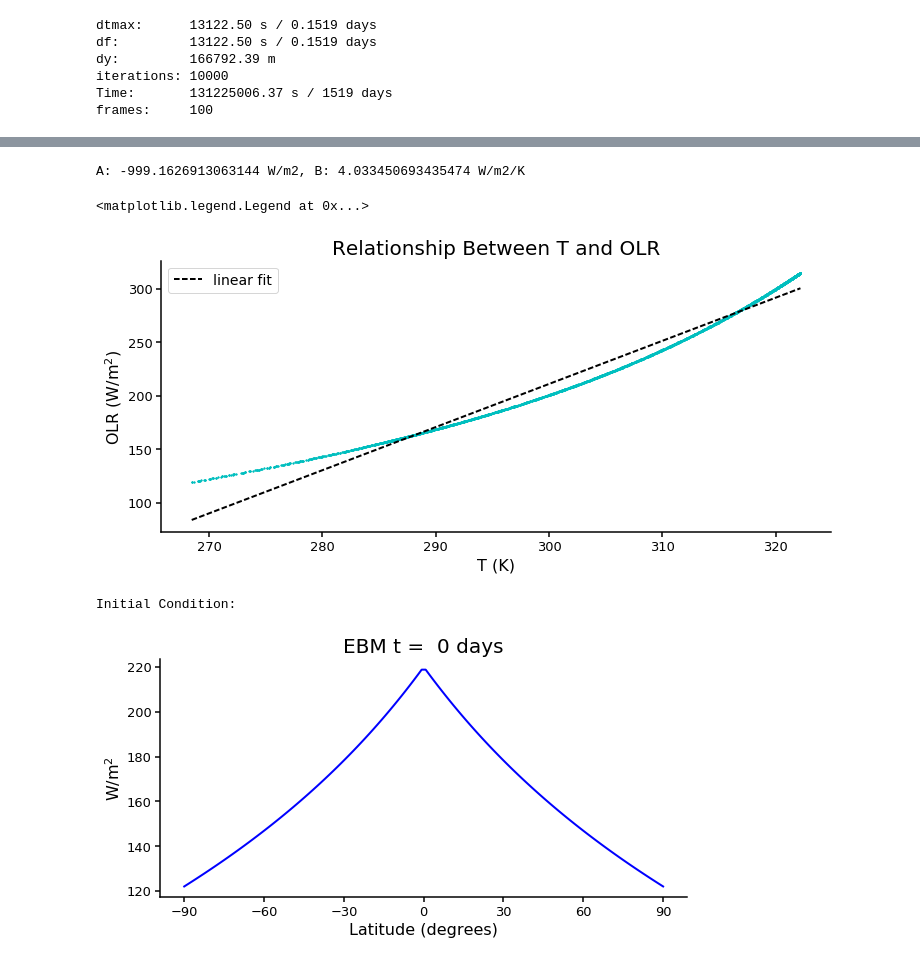
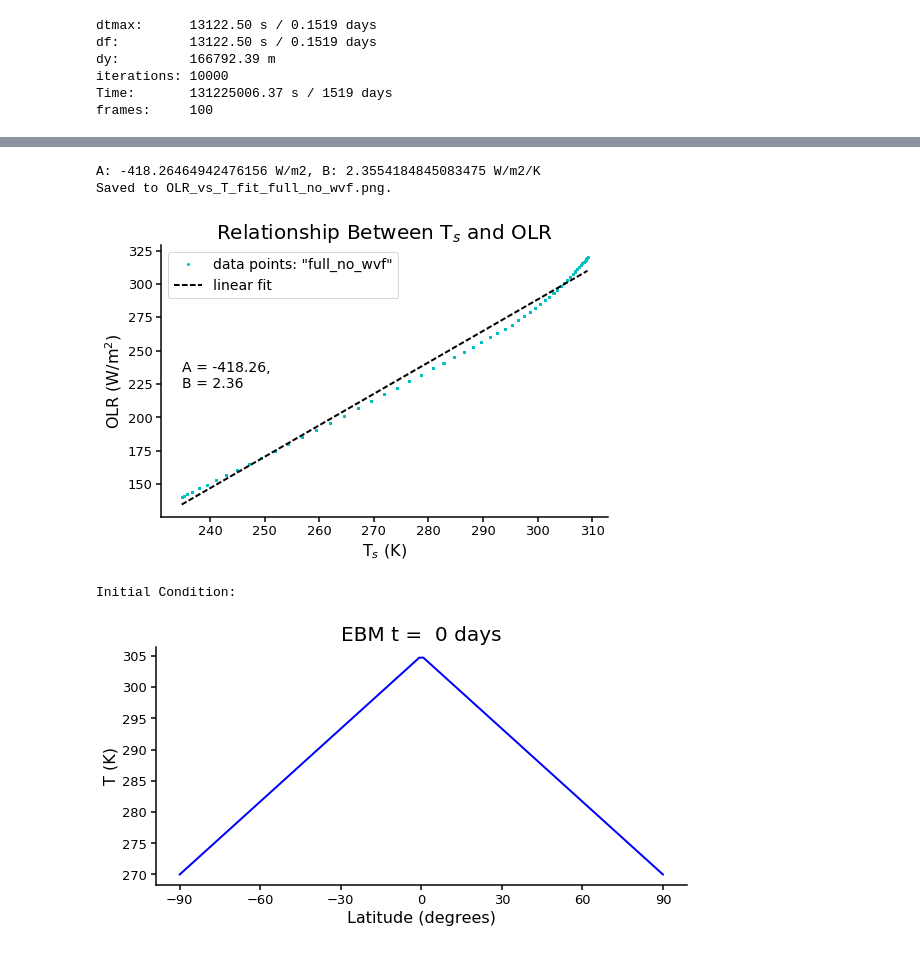
Before and after one commit to fagan2888/EBM, a Jupyter notebook: DiffusiveEBM.ipynb, the cells around one changed output, grey strips where cells are left out. Cells and saved outputs as stored; diff of their text form; code cells hidden in the pictures.

```diff
--- a/DiffusiveEBM.ipynb
+++ b/DiffusiveEBM.ipynb
@@ -493,6 +501,7 @@ if insolation_type == 'perturbed':
     print("    lat0 = {:.0f}, M = {:.0f}, sigma = {:.2f}".format(lat0, M, sigma))
 print("Initial Temp Dist: {}".format(init_condition))
 print("Albedo Feedback:   {}".format(albedo_feedback))
+print("OLR Scheme:        {}".format(olr_type))
 print("Numerical Method:  {}".format(numerical_method))
 
 T_array = np.zeros((frames, len(lats)))
@@ -509,7 +518,7 @@ iter_count = 0
 frame_count = 0
 error = -1
 while iter_count < max_iters:
-    if iter_count % 1000 == 0:
+    if iter_count % 250 == 0:
         print('{}/{:.0f} iterations. Last error: {:.5f}'.format(iter_count, max_iters, error))
     if iter_count % Nplot == 0:
         T_array[frame_count, :] = T
@@ -523,6 +532,7 @@ while iter_count < max_iters:
             E_array = E_array[:frame_count, :]
             alb_array = alb_array[:frame_count, :]
             L_array = L_array[:frame_count, :]
+            print('{}/{:.0f} iterations. Last error: {:.5f}'.format(iter_count, max_iters, error))
             print('Equilibrium reached in {} iterations ({:.1f} days).'.format(iter_count, iter_count*dt/60/60/24))
             break
         else:
@@ -634,53 +660,60 @@ print('(SW - LW) at EFE: {} W/m^2'.format(SW_f[max_index] - LW_f[max_index]))
 ################################################################################
 ### SHOW LW vs. T
 ################################################################################
-f, ax = plt.subplots(1, figsize=(12, 5))
+f, ax = plt.subplots(1, figsize=(8, 5))
+ax.set_title("Relationship Between T$_s$ and OLR")
+ax.set_xlabel("T$_s$ (K)")
+ax.set_ylabel("OLR (W/m$^2$)")
 
 def f(t, a, b):
     return a + b*t
 
 x_data = T_array.flatten()
 y_data = L_array.flatten()
 
 popt, pcov = curve_fit(f, x_data, y_data)
 print('A: {} W/m2, B: {} W/m2/K'.format(popt[0], popt[1]))
 
 xvals = np.linspace(np.min(x_data), np.max(x_data), 1000)
+yvals = f(xvals, *popt)
 
-ax.plot(x_data, y_data, 'co', ms=1)
+ax.plot(x_data, y_data, 'co', ms=2, label='data points: "{}"'.format(olr_type))
 ax.plot(xvals, f(xvals, *popt), 'k--', label='linear fit')
+ax.text(np.min(xvals), np.mean(yvals), s='A = {:.2f},\nB = {:.2f}'.format(popt[0], popt[1]), size=14)
+ax.legend()
 
-ax.set_title("Relationship Between T and OLR")
-ax.set_xlabel("T (K)")
-ax.set_ylabel("OLR (W/m$^2$)")
-ax.legend()
+fname = 'OLR_vs_T_fit_{}.png'.format(olr_type)
+plt.savefig(fname, dpi=120)
+print('Saved to {}.'.format(fname))
 
 # Linear OLR: It works!
 # A: -281.6700000000001 W/m2, B: 1.8000000000000003 W/m2/K
 
-# Gray OLR:
-# A: -653.2419180086366 W/m2, B: 3.23402203422498 W/m2/K
+# PLANCK OLR:
+# A: -652.8783145676047 W/m2, B: 3.1022145805413275 W/m2/K
 
 # Full OLR, WV Feedback:
 # A: -417.0478973801873 W/m2, B: 2.349441658553002 W/m2/K
 
 # Full OLR, No WV Feedback:
 # A: -383.62200068534526 W/m2, B: 2.2236068235897157 W/m2/K
+# A: -418.26464942476156 W/m2, B: 2.3554184845083475 W/m2/K    (starting at T_f from WV feedback)
 
 # Shell Somerville:
-# A: -999.1626913063144 W/m2, B: 4.033450693435474 W/m2/K
+# A: -999.1626913063144 W/m2, B: 4.033450693435474 W/m2/K      (k = 0.03)
+# A: -1417.4283920090295 W/m2, B: 5.681866740765462 W/m2/K     (k = 0.20)
 # %% [output]
-A: -999.1626913063144 W/m2, B: 4.033450693435474 W/m2/K
+A: -418.26464942476156 W/m2, B: 2.3554184845083475 W/m2/K
+Saved to OLR_vs_T_fit_full_no_wvf.png.
-<matplotlib.legend.Legend at 0x...>
-[figure, old version]
+[figure, new version]
 # %%
 ################################################################################
 ### ANIMATION
 ################################################################################
-# show = 'T'
+show = 'T'
 # show = 'E'
 # show = 'alb'
-show = 'L'
+# show = 'L'
 
 # set up the figure, the axis, and the plot element we want to animate
 fig, ax = plt.subplots(1, figsize=(9,5))
@@ -723,7 +756,7 @@ def animate(i):
 anim = animation.FuncAnimation(fig, animate, init_func=init, frames=len(T_array), interval=int(anim_length/len(T_array)), blit=True)
 # %% [output]
 Initial Condition:
-[figure, old version]
+[figure, new version]
 # %%
 anim
 # %% [output]
```
Also changed, not shown: parts of 13 cells of this notebook, 5 other files.
